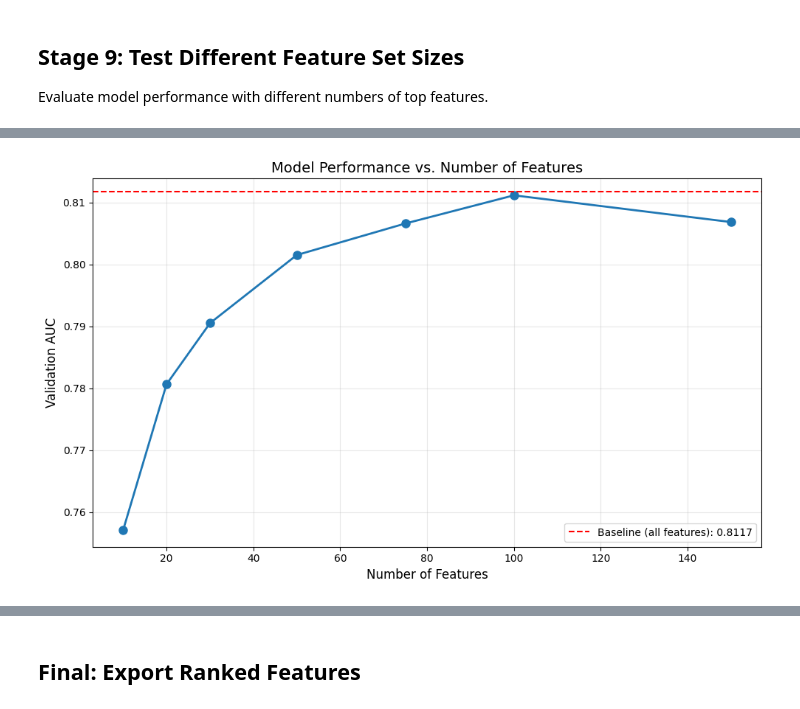
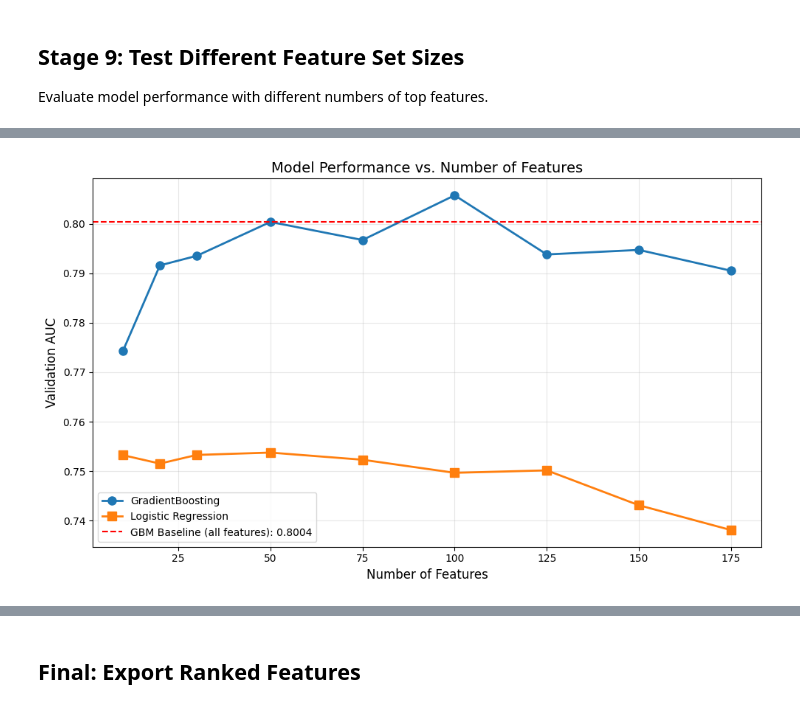
Before and after one commit to kangyuj0531/dsc180a-prism-data, a Jupyter notebook: feature_selection/feature_selection_comprehensive.ipynb, the cells around one changed output, grey strips where cells are left out. Drawn from its saved outputs; the diff is of its cells as text; code cells hidden in the pictures.

Commit message:
Added some features and tried some new models

```diff
--- a/feature_selection/feature_selection_comprehensive.ipynb
+++ b/feature_selection/feature_selection_comprehensive.ipynb
@@ -31,3 +31,17 @@ pd.set_option('display.max_rows', 100)
 print("Imports complete!")
 # %% [output]
 Imports complete!
+# %%
+# ── Configuration ────────────────────────────────────────────────
+# Change DATASET to switch between populations.
+# "filtered"  → uses filtered_features.csv  (scoring exclusions applied)
+# "all"       → uses features.csv           (full population)
+DATASET = "filtered"
+
+# Derived paths — everything below updates automatically
+INPUT_CSV     = f"../output/{DATASET}_features.csv" if DATASET != "all" else "../output/features.csv"
+OUTPUT_PREFIX = f"../output/{DATASET}_"             if DATASET != "all" else "../output/"
+
+print(f"Dataset  : {DATASET}")
+print(f"Input    : {INPUT_CSV}")
+print(f"Output   : {OUTPUT_PREFIX}*")
@@ -38,7 +56,7 @@ Imports complete!
 # %%
 # Load features from CSV
 print("Loading features from CSV...")
-features_df = pd.read_csv('../output/features.csv', index_col=0)
+features_df = pd.read_csv(INPUT_CSV, index_col=0)
 
 print(f"\nTotal features: {features_df.shape[1] - 1}")
 print(f"Total consumers: {features_df.shape[0]}")
@@ -489,9 +508,17 @@ TOP 50 FEATURES BY CONSENSUS RANKING
 
 Evaluate model performance with different numbers of top features.
 # %%
+from sklearn.linear_model import LogisticRegression
+from sklearn.preprocessing import StandardScaler
+
 # Test different feature counts
-feature_counts = [10, 20, 30, 50, 75, 100, 150, 200]
+feature_counts = [10, 20, 30, 50, 75, 100, 125, 150, 175]
 results = []
+
+# Compute class weight for logistic regression
+n_neg = (y_train == 0).sum()
+n_pos = (y_train == 1).sum()
+lr_class_weight = {0: 1.0, 1: n_neg / n_pos}
 
 for n_features in feature_counts:
     if n_features > len(consensus_df):
@@ -501,10 +528,10 @@ for n_features in feature_counts:
     top_features = consensus_df.head(n_features)['feature'].tolist()
 
     X_train_subset = X_train_s2[top_features]
-    X_val_subset = X_val_s2[top_features]
+    X_val_subset   = X_val_s2[top_features]
 
-    # Train model
-    model_subset = GradientBoostingClassifier(
+    # ── GradientBoosting ────────────────────────────────────────
+    model_gbm = GradientBoostingClassifier(
         max_depth=6,
         n_estimators=300,
         learning_rate=0.05,
@@ -512,24 +539,38 @@ for n_features in feature_counts:
         random_state=42,
         subsample=0.8
     )
+    model_gbm.fit(X_train_subset, y_train)
+    auc_gbm = roc_auc_score(y_val, model_gbm.predict_proba(X_val_subset)[:, 1])
 
-    model_subset.fit(X_train_subset, y_train)
-    y_val_prob_subset = model_subset.predict_proba(X_val_subset)[:, 1]
-    auc_subset = roc_auc_score(y_val, y_val_prob_subset)
+    # ── Logistic Regression ─────────────────────────────────────
+    scaler_sub = StandardScaler()
+    X_train_scaled = scaler_sub.fit_transform(X_train_subset)
+    X_val_scaled   = scaler_sub.transform(X_val_subset)
 
-    results.append({
-        'n_features': n_features,
-        'auc': auc_subset
-    })
+    model_lr = LogisticRegression(
+        solver='saga',
+        penalty='l1',
+        C=0.1,
+        max_iter=2000,
+        random_state=42,
+        class_weight=lr_class_weight,
+    )
+    model_lr.fit(X_train_scaled, y_train)
+    auc_lr = roc_auc_score(y_val, model_lr.predict_proba(X_val_scaled)[:, 1])
 
-    print(f"Features: {n_features:3d} | AUC: {auc_subset:.4f}")
+    results.append({'n_features': n_features, 'auc_gbm': auc_gbm, 'auc_lr': auc_lr})
+    print(f"Features: {n_features:3d} | GBM AUC: {auc_gbm:.4f} | LogReg AUC: {auc_lr:.4f}")
 
 results_df = pd.DataFrame(results)
 
 # Plot results
 plt.figure(figsize=(10, 6))
-plt.plot(results_df['n_features'], results_df['auc'], marker='o', linewidth=2, markersize=8)
-plt.axhline(y=baseline_auc, color='r', linestyle='--', label=f'Baseline (all features): {baseline_auc:.4f}')
+plt.plot(results_df['n_features'], results_df['auc_gbm'],
+         marker='o', linewidth=2, markersize=8, label='GradientBoosting')
+plt.plot(results_df['n_features'], results_df['auc_lr'],
+         marker='s', linewidth=2, markersize=8, label='Logistic Regression')
+plt.axhline(y=baseline_auc, color='r', linestyle='--',
+            label=f'GBM Baseline (all features): {baseline_auc:.4f}')
 plt.xlabel('Number of Features', fontsize=12)
 plt.ylabel('Validation AUC', fontsize=12)
 plt.title('Model Performance vs. Number of Features', fontsize=14)
@@ -538,13 +579,13 @@ plt.grid(True, alpha=0.3)
 plt.tight_layout()
 plt.show()
 
-# Find optimal number of features
-best_idx = results_df['auc'].argmax()
-best_n_features = results_df.iloc[best_idx]['n_features']
-best_auc = results_df.iloc[best_idx]['auc']
+# Find optimal for each model
+best_gbm = results_df.loc[results_df['auc_gbm'].idxmax()]
+best_lr  = results_df.loc[results_df['auc_lr'].idxmax()]
 
 print("\n" + "="*80)
-print(f"OPTIMAL: {int(best_n_features)} features with AUC = {best_auc:.4f}")
-print(f"(vs. baseline {X_train_s2.shape[1]} features with AUC = {baseline_auc:.4f})")
+print(f"GBM      OPTIMAL: {int(best_gbm['n_features'])} features | AUC = {best_gbm['auc_gbm']:.4f}")
+print(f"LogReg   OPTIMAL: {int(best_lr['n_features'])} features  | AUC = {best_lr['auc_lr']:.4f}")
+print(f"GBM Baseline ({X_train_s2.shape[1]} features): {baseline_auc:.4f}")
 print("="*80)
 # %% [output]
@@ -558,2 +601,2 @@ Features: 150 | AUC: 0.8068
-[figure, old version]
+[figure, new version]
 ================================================================================
```
Also changed, not shown: parts of 13 cells of this notebook, 14 other files.
